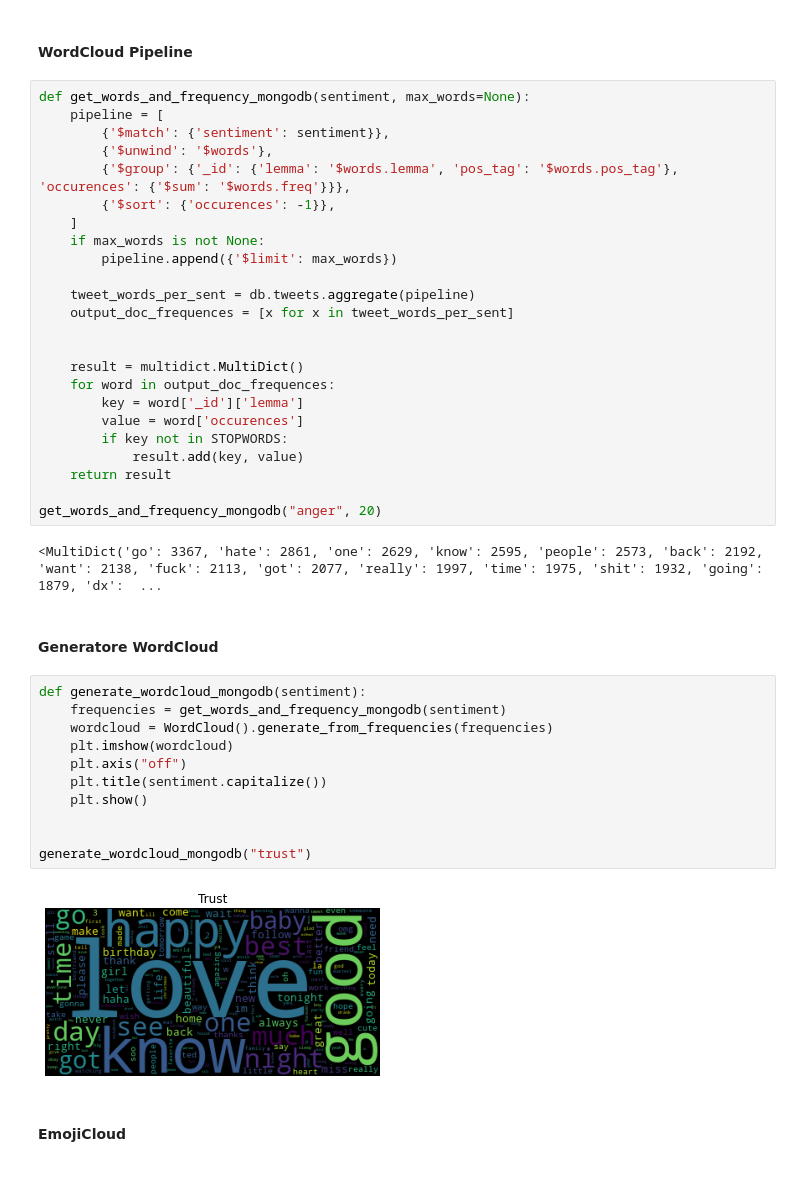
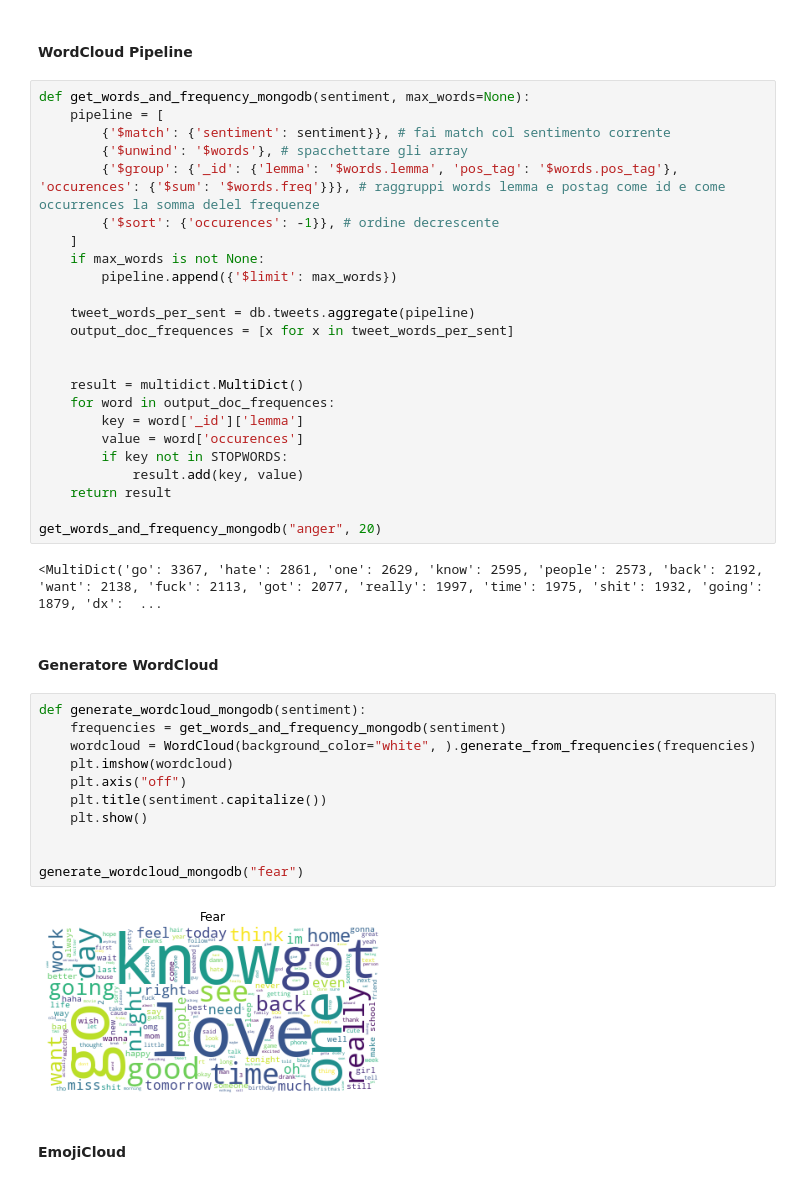
Before and after one commit to Fazzaa/tweet_analysis, a Jupyter notebook: graph.ipynb, the cells around one changed output. Drawn from its saved outputs; the diff is of its cells as text.

```diff
--- a/graph.ipynb
+++ b/graph.ipynb
@@ -49,10 +47,10 @@ db = client.maadb_project
 # %%
 def get_words_and_frequency_mongodb(sentiment, max_words=None):
     pipeline = [
-        {'$match': {'sentiment': sentiment}},
-        {'$unwind': '$words'},
-        {'$group': {'_id': {'lemma': '$words.lemma', 'pos_tag': '$words.pos_tag'}, 'occurences': {'$sum': '$words.freq'}}},
-        {'$sort': {'occurences': -1}},
+        {'$match': {'sentiment': sentiment}}, # fai match col sentimento corrente
+        {'$unwind': '$words'}, # spacchettare gli array
+        {'$group': {'_id': {'lemma': '$words.lemma', 'pos_tag': '$words.pos_tag'}, 'occurences': {'$sum': '$words.freq'}}}, # raggruppi words lemma e postag come id e come occurrences la somma delel frequenze
+        {'$sort': {'occurences': -1}}, # ordine decrescente
     ]
     if max_words is not None:
         pipeline.append({'$limit': max_words})
@@ -77,16 +75,16 @@ get_words_and_frequency_mongodb("anger", 20)
 # %%
 def generate_wordcloud_mongodb(sentiment):
     frequencies = get_words_and_frequency_mongodb(sentiment)
-    wordcloud = WordCloud().generate_from_frequencies(frequencies)
+    wordcloud = WordCloud(background_color="white", ).generate_from_frequencies(frequencies)
     plt.imshow(wordcloud)
     plt.axis("off")
     plt.title(sentiment.capitalize())
     plt.show()
 
 
-generate_wordcloud_mongodb("trust")
+generate_wordcloud_mongodb("fear")
 # %% [output]
-[figure, old version]
+[figure, new version]
 # %% [markdown]
 #### EmojiCloud
 # %%
```
Also changed, not shown: parts of 15 cells of this notebook, 8 other files.
